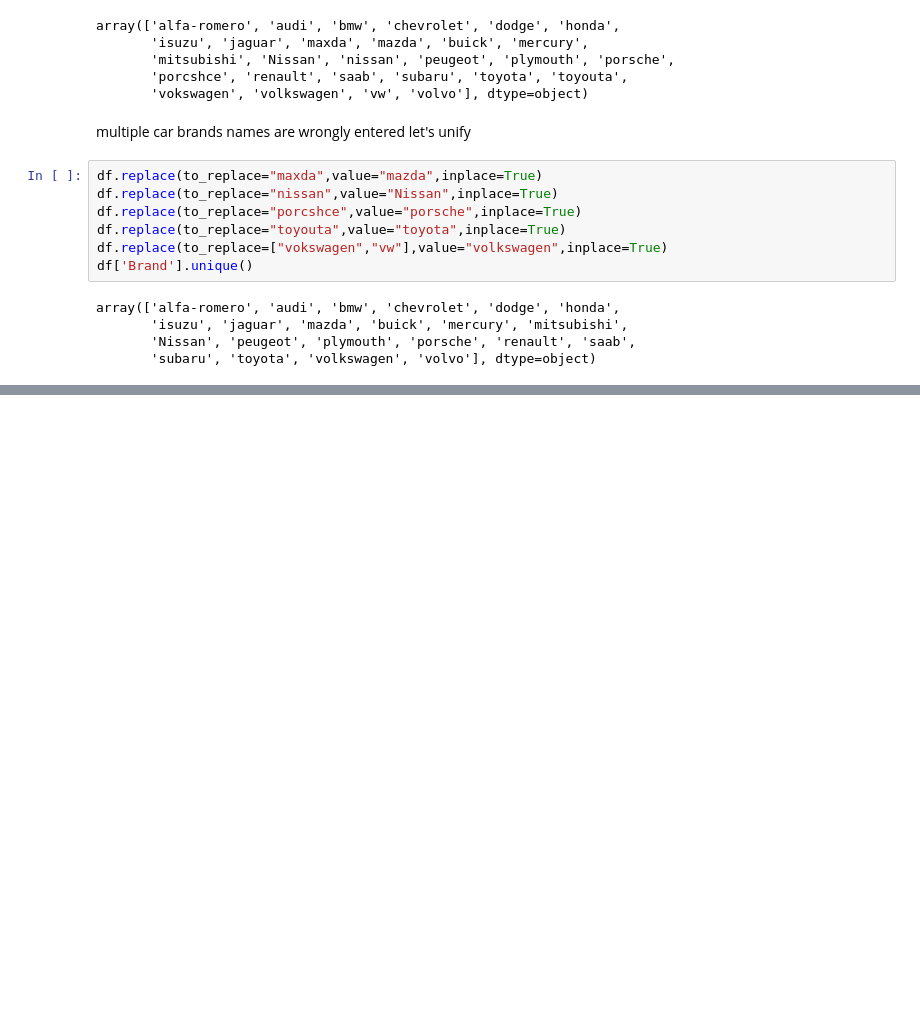
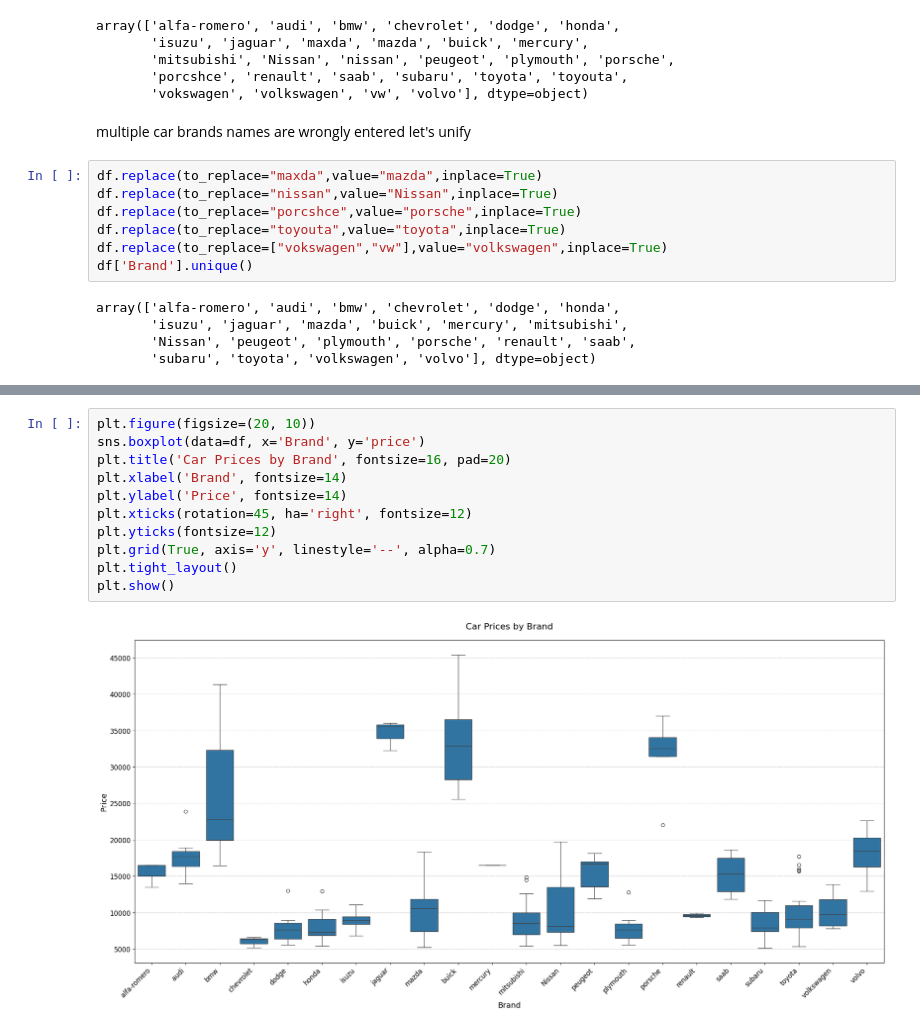
Before and after one commit to osayed159/DS_showcase, a Jupyter notebook: Car_Prices/notebooks/eda_car_price.ipynb, the cells around one changed output, grey strips where cells are left out. Saved outputs shown, nothing was run; the diff lists cells and outputs as text; blank space fills up the shorter version.

```diff
--- a/Car_Prices/notebooks/eda_car_price.ipynb
+++ b/Car_Prices/notebooks/eda_car_price.ipynb
@@ -639,0 +679,13 @@ sns.barplot(df,x=df['Brand'],y=df['Brand'].value_counts())
+# %%
+plt.figure(figsize=(20, 10))
+sns.boxplot(data=df, x='Brand', y='price')
+plt.title('Car Prices by Brand', fontsize=16, pad=20)
+plt.xlabel('Brand', fontsize=14)
+plt.ylabel('Price', fontsize=14)
+plt.xticks(rotation=45, ha='right', fontsize=12)
+plt.yticks(fontsize=12)
+plt.grid(True, axis='y', linestyle='--', alpha=0.7)
+plt.tight_layout()
+plt.show()
+# %% [output]
+[figure, added]
```
Also changed, not shown: parts of 7 cells of this notebook.
